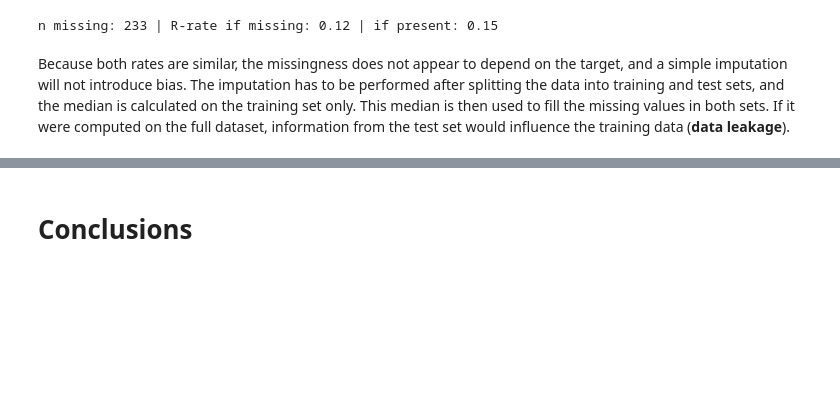
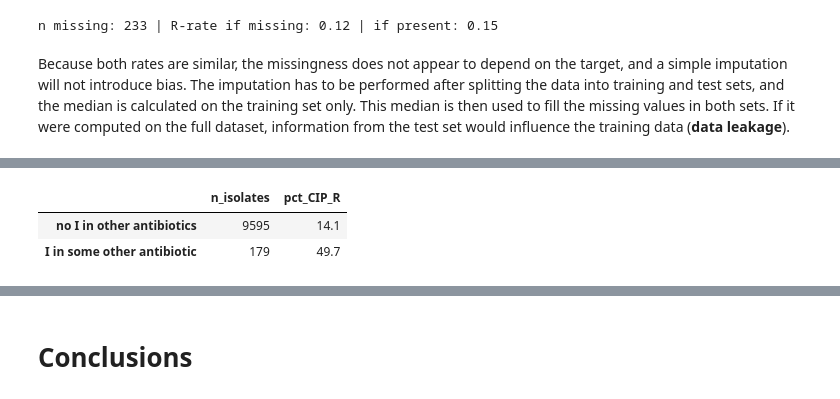
Before and after one commit to mvdelcampo/machine-learning-project, a Jupyter notebook: 00_EDA.ipynb, the cells around one changed output, grey strips where cells are left out. Drawn from its saved outputs; the diff is of its cells as text; code cells hidden in the pictures; blank space fills up the shorter version.

```diff
--- a/00_EDA.ipynb
+++ b/00_EDA.ipynb
@@ -534,0 +634,11 @@ plt.show()
+# %%
+# Isolates with an intermediate (I) result in any of the other 14 antibiotics
+has_I = (bacteria_dataset[other_antibiotics] == "I").any(axis=1)
+pd.DataFrame({
+    "n_isolates": has_I.value_counts(),
+    "pct_CIP_R": bacteria_dataset["CIP"].groupby(has_I).mean().mul(100).round(1),
+}).rename(index={False: "no I in other antibiotics", True: "I in some other antibiotic"})
+# %% [output]
+|  | n_isolates | pct_CIP_R |
+| no I in other antibiotics | 9595 | 14.1 |
+| I in some other antibiotic | 179 | 49.7 |
```
Also changed, not shown: parts of 38 cells of this notebook.
